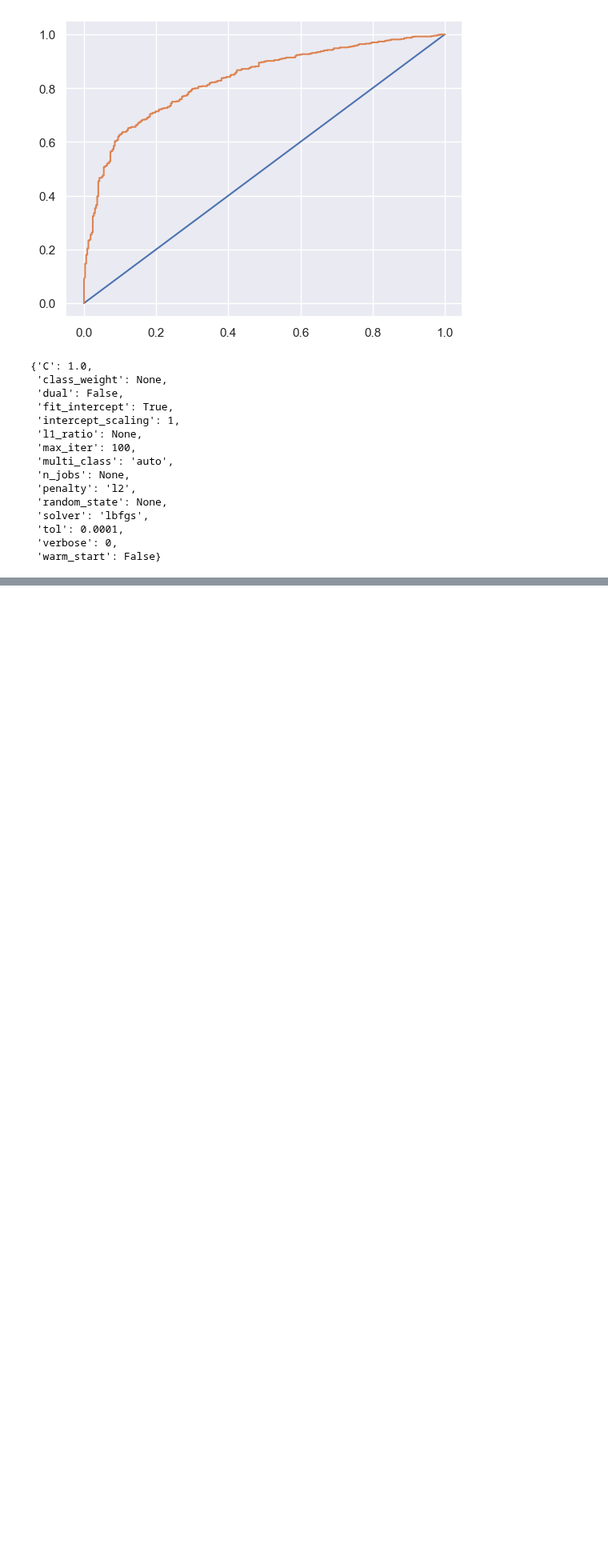
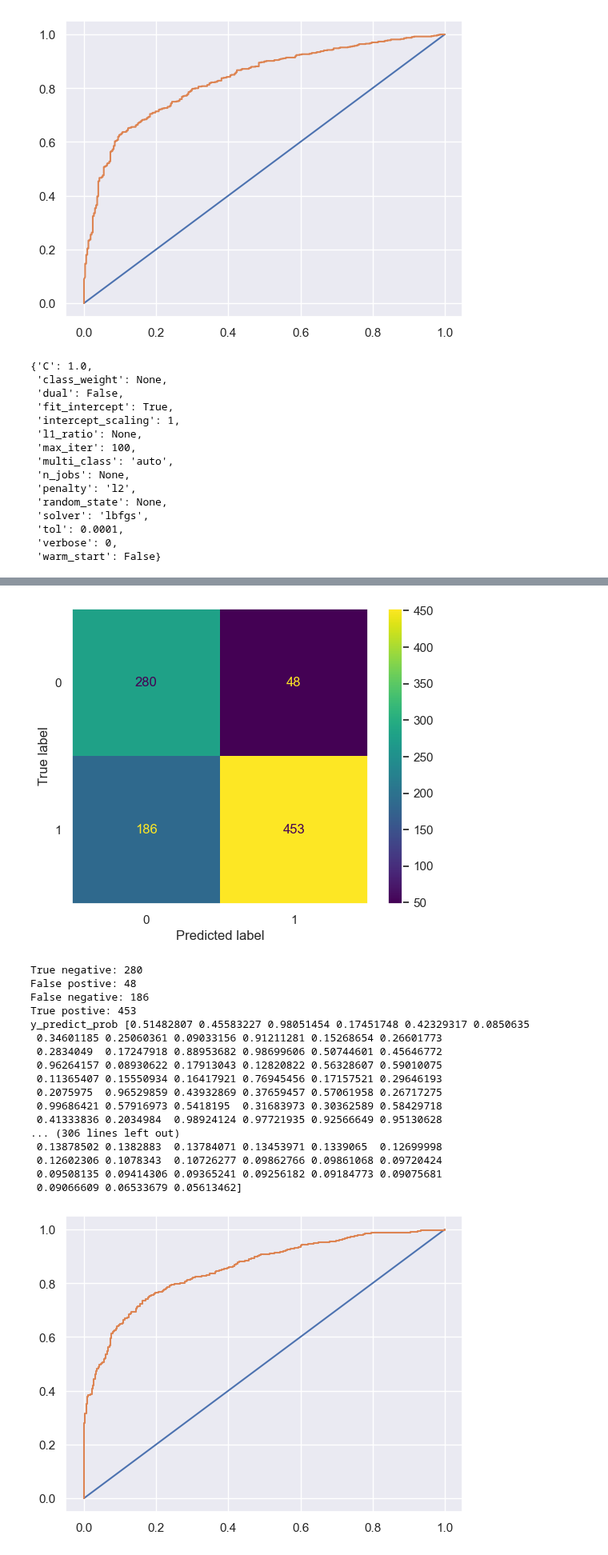
Before and after one commit to Sahilkhan-34/Machine-Learning, a Jupyter notebook: Classification/Telecom_Customer_Churn/TelecomCustomerChurn_Model_developement.ipynb, the cells around one changed output, grey strips where cells are left out. Shown at 80% size. Cells and saved outputs as stored; diff of their text form; code cells hidden in the pictures; blank space fills up the shorter version.

```diff
--- a/Classification/Telecom_Customer_Churn/TelecomCustomerChurn_Model_developement.ipynb
+++ b/Classification/Telecom_Customer_Churn/TelecomCustomerChurn_Model_developement.ipynb
@@ -1273,0 +1425,12 @@ LogR.get_params()
+# %%
+y_pred = LogR.predict(x_test)
+
+acc_lr= accuracy_score(y_test,y_pred)*100
+pre_lr= precision_score(y_test,y_pred)
+rec_lr= recall_score(y_test,y_pred)
+f1_lr= f1_score(y_test,y_pred)
+
+print("accuracy is",acc_lr)
+print("prescision is",pre_lr)
+print("recall is",rec_lr)
+print("f1 score is",f1_lr)
@@ -1273,0 +1442,47 @@ LogR.get_params()
+# %%
+cmt=confusion_matrix(y_test,y_pred)
+dist = ConfusionMatrixDisplay(cmt) #display_labels=[False,True])
+dist.plot()
+plt.grid(False)
+plt.show()
+
+tn, fp, fn, tp = confusion_matrix(y_test,y_pred).ravel()
+print("True negative:",tn)
+print("False postive:",fp)
+print("False negative:",fn)
+print("True postive:",tp)
+
+####################################################################################
+
+y_predict_prob = LogR.predict_proba(x_test)[:,1]
+print('y_predict_prob', y_predict_prob)
+
+#####################################################################################3
+
+fpr, tpr, thershold1 = roc_curve(y_test,y_predict_prob)
+print('FPR',fpr)
+print('TPR',tpr)
+print('thersholds',thershold1)
+plt.plot([0,1],[0,1])
+plt.plot(fpr,tpr)
+plt.show()
+# %% [output]
+[figure, added]
+True negative: 280
+False postive: 48
+False negative: 186
+True postive: 453
+y_predict_prob [0.51482807 0.45583227 0.98051454 0.17451748 0.42329317 0.0850635
+ 0.34601185 0.25060361 0.09033156 0.91211281 0.15268654 0.26601773
+ 0.2834049  0.17247918 0.88953682 0.98699606 0.50744601 0.45646772
+ 0.96264157 0.08930622 0.17913043 0.12820822 0.56328607 0.59010075
+ 0.11365407 0.15550934 0.16417921 0.76945456 0.17157521 0.29646193
+ 0.2075975  0.96529859 0.43932869 0.37659457 0.57061958 0.26717275
+ 0.99686421 0.57916973 0.5418195  0.31683973 0.30362589 0.58429718
+ 0.41333836 0.2034984  0.98924124 0.97721935 0.92566649 0.95130628
+... (306 lines left out)
+ 0.13878502 0.1382883  0.13784071 0.13453971 0.1339065  0.12699998
+ 0.12602306 0.1078343  0.10726277 0.09862766 0.09861068 0.09720424
+ 0.09508135 0.09414306 0.09365241 0.09256182 0.09184773 0.09075681
+ 0.09066609 0.06533679 0.05613462]
+[figure, added]
```
Also changed, not shown: parts of 25 cells of this notebook, 1 other file.
